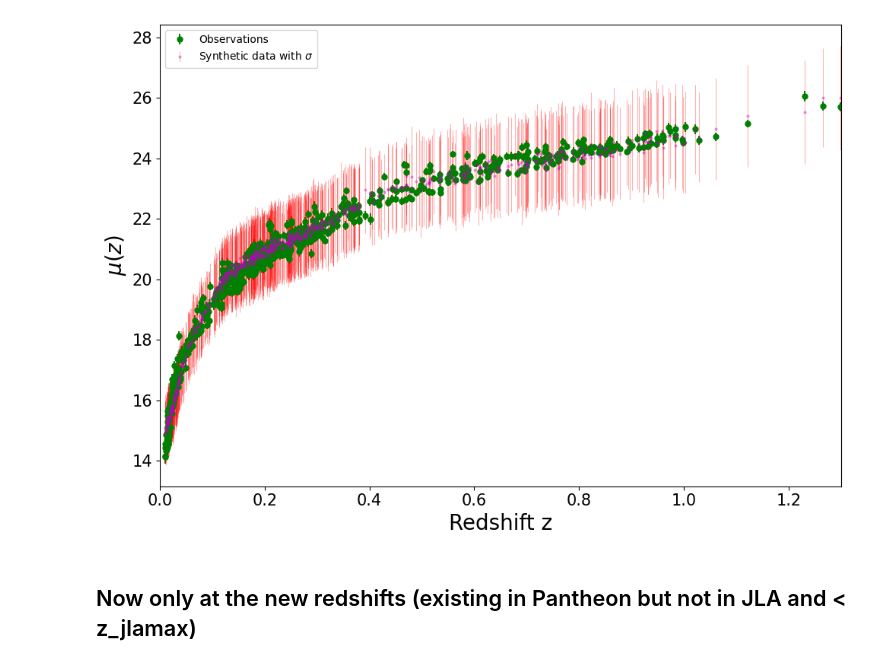
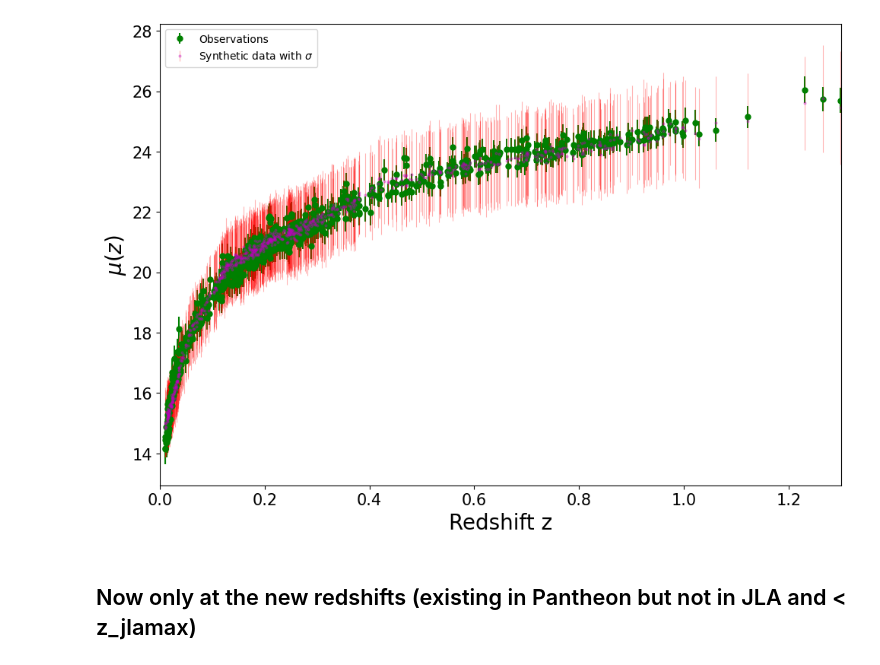
Before and after one commit to igomezv/SNIa_ML_regressions, a Jupyter notebook: loadModels.ipynb, the cells around one changed output. Drawn from its saved outputs; the diff is of its cells as text; code cells hidden in the pictures.

```diff
--- a/loadModels.ipynb
+++ b/loadModels.ipynb
@@ -48,31 +48,31 @@ sigma = np.sqrt(std_mc_dropout[:, 0]**2 + std_mc_dropout[:, 1]**2+ prediction_mc
 # %%
 # Plotting
 plt.figure(figsize=(10, 7), dpi=100)
 # plt.figure(figsize=(5, 4), dpi=100)
 sigma = np.sqrt(std_mc_dropout[:, 0]**2 + std_mc_dropout[:, 1]**2+ prediction_mc_dropout[:,1]**2)
 
 
 # plt.scatter(scalerz.inverse_transform(zz), yy, color='k', label='Original cosmic chronometers')
 # plt.plot(z, flcdm, label='$\Lambda CDM$', c='b')
-plt.errorbar(df['zcmb'], df['mb'], df['errors'], fmt='g.', markersize=10, label='Observations')
+plt.errorbar(df['zcmb'], df['mb'], np.sqrt(df['errors']+df['dmb']**2), fmt='g.', markersize=10, label='Observations')
 plt.errorbar(scalerz.inverse_transform(z), prediction_mc_dropout[:,0], yerr=sigma, markersize=2, fmt='o',
              ecolor='r', capthick=2, elinewidth=0.8, alpha=0.3, c='m',
              label='Synthetic data with $\sigma$')
 
 plt.xlim(0,2)
 plt.xlim(0, 1.3)
 # plt.xlabel('Redshift')
 # plt.ylabel('$H(z)$')
 plt.ylabel("$\mu(z)$", fontsize=20)
 plt.xlabel("Redshift z", fontsize=20)
 plt.xticks(fontsize=15)
 plt.yticks(fontsize=15)
 # plt.legend(loc='best')
 plt.legend(loc='upper left')
 # plt.show()
 plt.tight_layout()
 # %% [output]
-[figure, old version]
+[figure, new version]
 # %%
 # save fake data
 mocky_mcdo = np.concatenate((prediction_mc_dropout[:,0].reshape(-1,1), sigma.reshape(-1,1)), axis=1)
```
Also changed, not shown: parts of 8 cells of this notebook.
